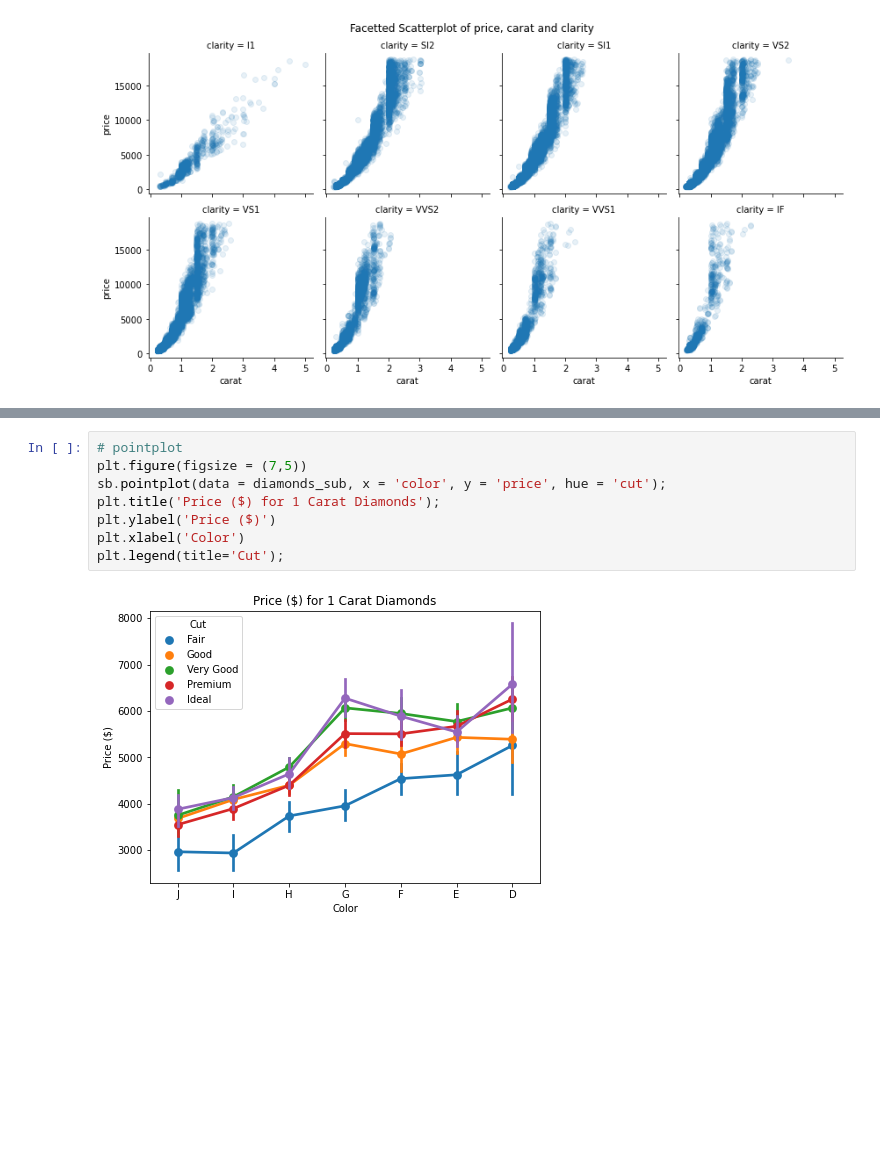
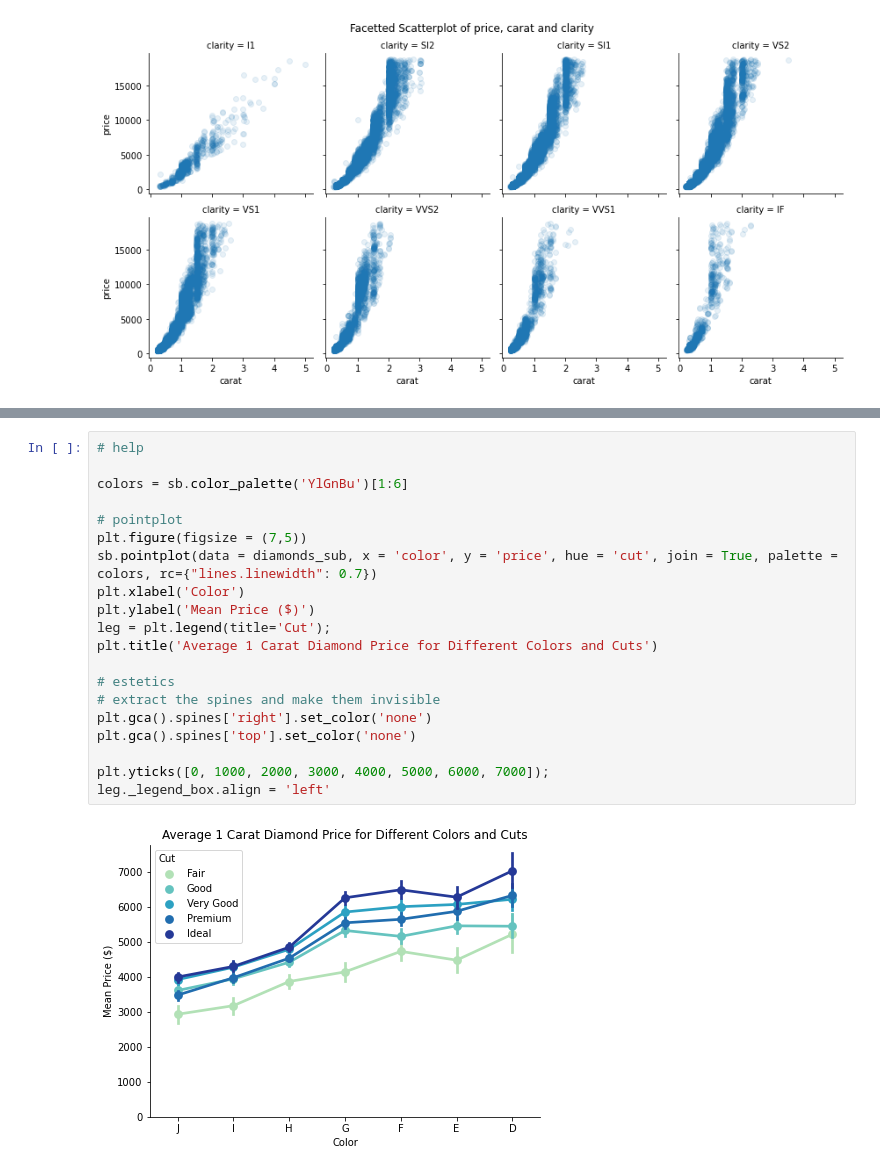
Before and after one commit to KarinWiberg/uc_dataanalyst_visualization_diamonds_case_study, a Jupyter notebook: diamonds-case-study.ipynb, the cells around one changed output, grey strips where cells are left out. Drawn from its saved outputs; the diff is of its cells as text; blank space fills up the shorter version.

```diff
--- a/diamonds-case-study.ipynb
+++ b/diamonds-case-study.ipynb
@@ -640,10 +623,22 @@ plt.title('Correlation - Price ($) and Diamond Weight (carat)');
-# %%
-# pointplot
-plt.figure(figsize = (7,5))
-sb.pointplot(data = diamonds_sub, x = 'color', y = 'price', hue = 'cut');
-plt.title('Price ($) for 1 Carat Diamonds');
-plt.ylabel('Price ($)')
-plt.xlabel('Color')
-plt.legend(title='Cut');
-# %% [output]
-[figure, removed]
+# %%
+# help
+
+colors = sb.color_palette('YlGnBu')[1:6]
+
+# pointplot
+plt.figure(figsize = (7,5))
+sb.pointplot(data = diamonds_sub, x = 'color', y = 'price', hue = 'cut', join = True, palette = colors, rc={"lines.linewidth": 0.7})
+plt.xlabel('Color')
+plt.ylabel('Mean Price ($)')
+leg = plt.legend(title='Cut');
+plt.title('Average 1 Carat Diamond Price for Different Colors and Cuts')
+
+# estetics
+# extract the spines and make them invisible
+plt.gca().spines['right'].set_color('none')
+plt.gca().spines['top'].set_color('none')
+
+plt.yticks([0, 1000, 2000, 3000, 4000, 5000, 6000, 7000]);
+leg._legend_box.align = 'left'
+# %% [output]
+[figure, added]
```
Also changed, not shown: parts of 9 cells of this notebook.
